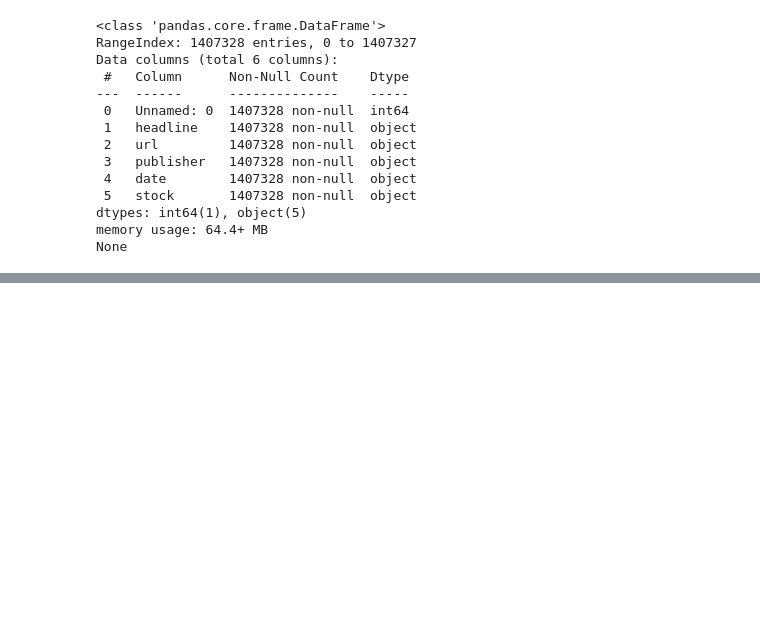
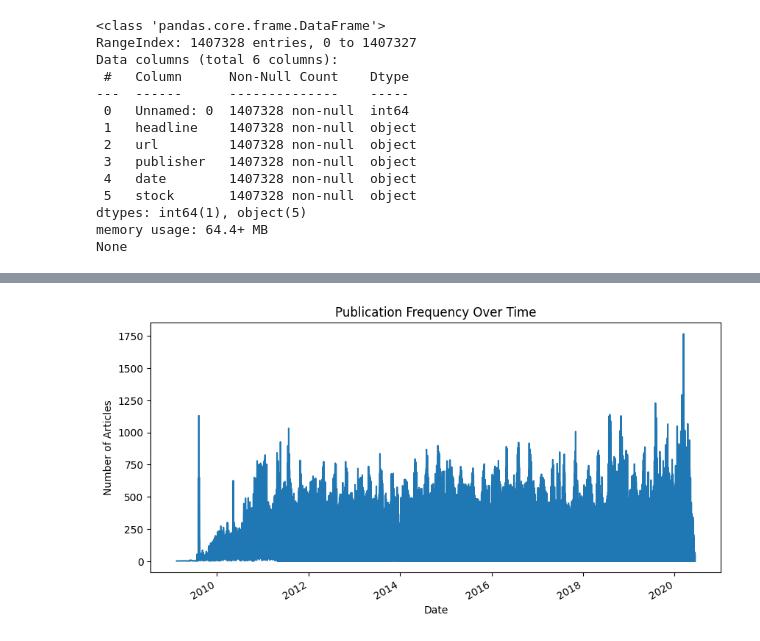
Before and after one commit to hasankere/Training, a Jupyter notebook: notebooks/stock_data_analysis.ipynb, the cells around one changed output, grey strips where cells are left out. Cells and saved outputs as stored; diff of their text form; code cells hidden in the pictures; blank space fills up the shorter version.

```diff
--- a/notebooks/stock_data_analysis.ipynb
+++ b/notebooks/stock_data_analysis.ipynb
@@ -56,0 +78,17 @@ None
+# %%
+# Convert the 'date' column to datetime
+data['date'] = pd.to_datetime(data['date'], format='ISO8601', errors='coerce')
+
+# Check the range of dates
+print(data['date'].min(), data['date'].max())
+
+# Group by date to see publication frequency
+date_counts = data['date'].value_counts().sort_index()
+# Plot the distribution
+plt.figure(figsize=(10, 5))
+date_counts.plot(kind='line')
+plt.title("Publication Frequency Over Time")
+plt.xlabel("Date")
+plt.ylabel("Number of Articles")
+plt.show()
+# %% [output]
@@ -56,0 +96 @@ None
+[figure, added]
```
Also changed, not shown: parts of 11 cells of this notebook.
